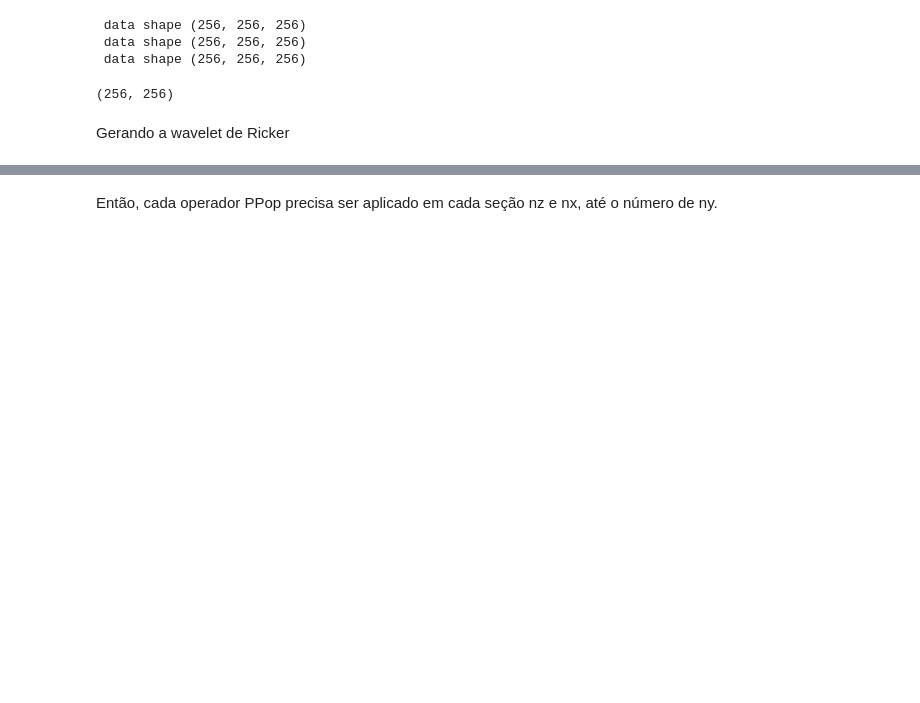
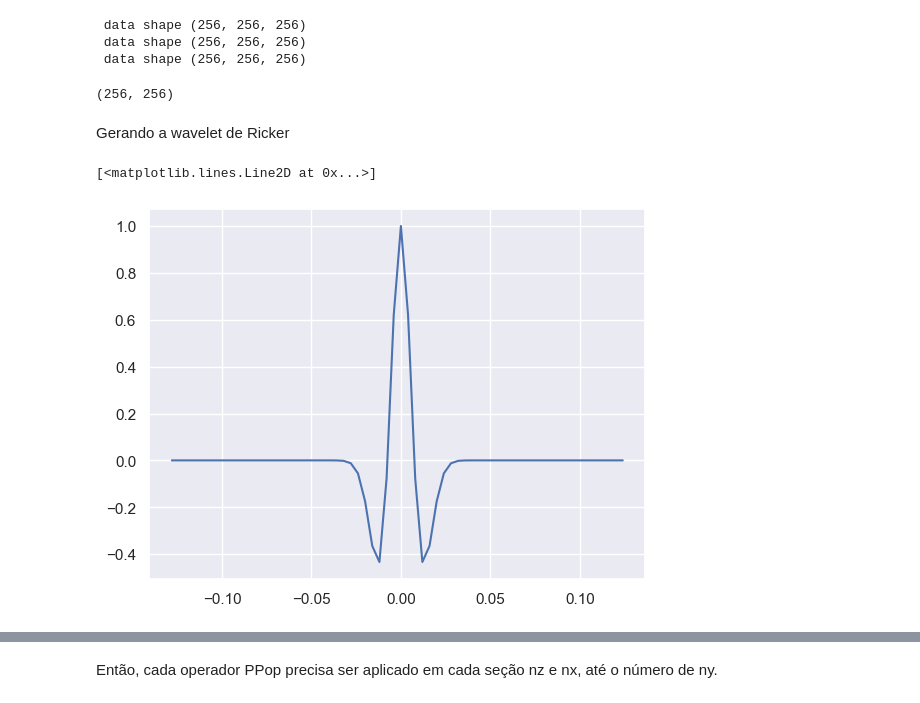
Before and after one commit to albano-a/inversion_methods_algorithms, a Jupyter notebook: full_section.ipynb, the cells around one changed output, grey strips where cells are left out. Saved outputs shown, nothing was run; the diff lists cells and outputs as text; code cells hidden in the pictures; blank space fills up the shorter version.

```diff
--- a/full_section.ipynb
+++ b/full_section.ipynb
@@ -55,11 +55,15 @@ Gerando a wavelet de Ricker
 # %%
 def ricker(f, length=0.128, dt=0.001):
     t = np.arange(-length/2, (length-dt)/2, dt)
     wlet = (1.0 - 2.0*(np.pi**2)*(f**2)*(t**2)) * np.exp(-(np.pi**2)*(f**2)*(t**2))
 
     return t, wlet
 
 twlet, wlet = ricker(f=30, length=0.256, dt=0.004)          # wavelet
+plt.plot(twlet,wlet)
+# %% [output]
+[<matplotlib.lines.Line2D at 0x...>]
+[figure, added]
 # %% [markdown]
 Se está pegando o nz, nx e ny. Fazendo um desenho:
 
```
Also changed, not shown: parts of 12 cells of this notebook, 1 other file.
